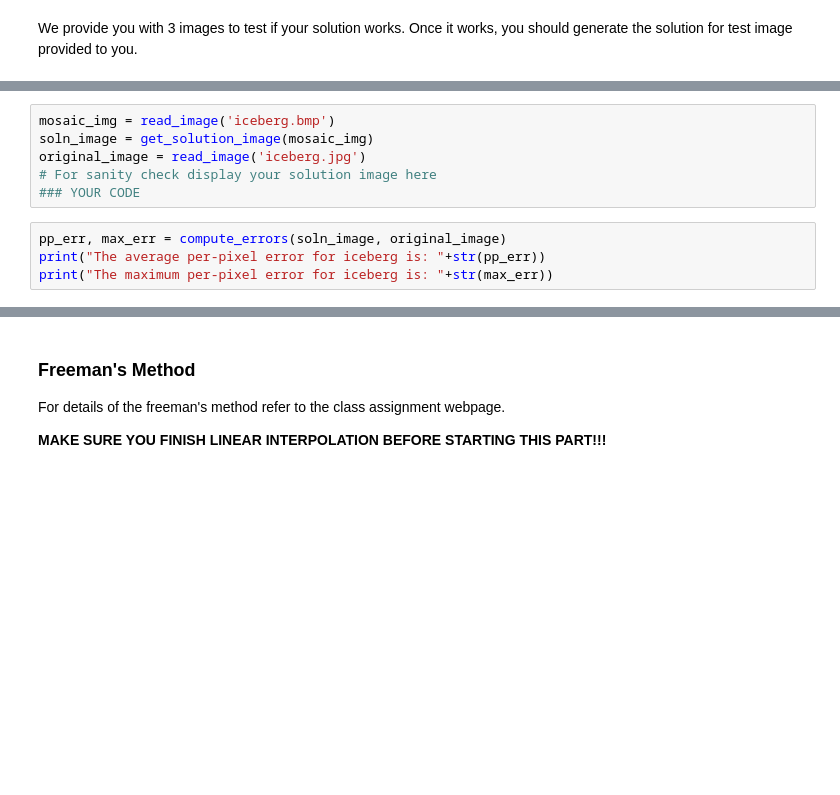
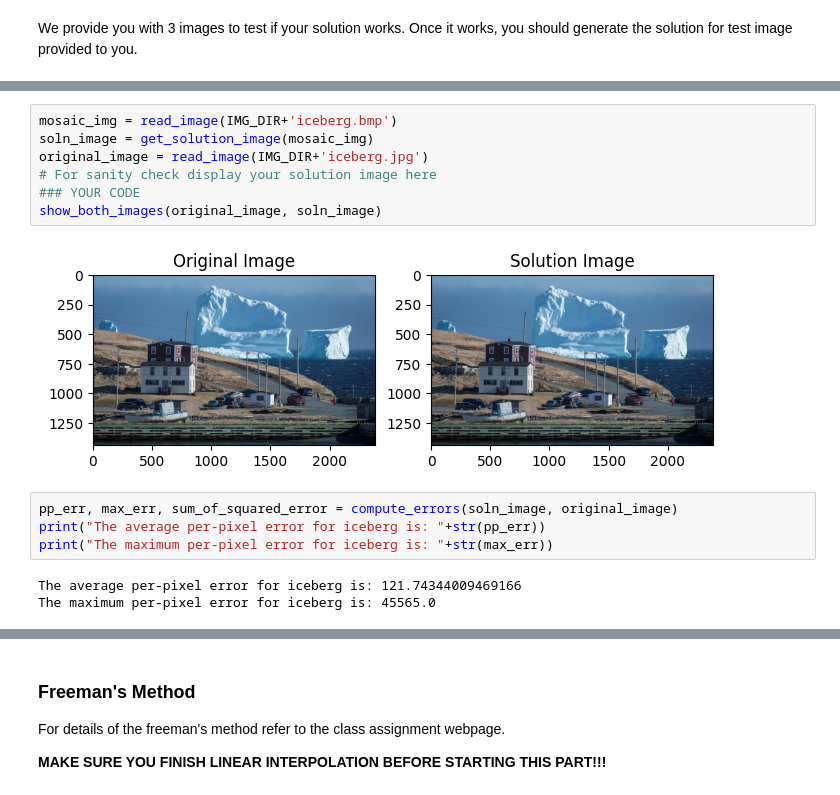
Before and after one commit to bhaba-ranjan/Demosaicing, a Jupyter notebook: MP0.ipynb, the cells around one changed output, grey strips where cells are left out. Saved outputs shown, nothing was run; the diff lists cells and outputs as text; blank space fills up the shorter version.

```diff
--- a/MP0.ipynb
+++ b/MP0.ipynb
@@ -132,11 +142,17 @@ ValueError: too many values to unpack (expected 2)
 # %%
-mosaic_img = read_image('iceberg.bmp')
+mosaic_img = read_image(IMG_DIR+'iceberg.bmp')
 soln_image = get_solution_image(mosaic_img)
-original_image = read_image('iceberg.jpg')
+original_image = read_image(IMG_DIR+'iceberg.jpg')
 # For sanity check display your solution image here
 ### YOUR CODE
+show_both_images(original_image, soln_image)
+# %% [output]
+[figure, added]
 # %%
-pp_err, max_err = compute_errors(soln_image, original_image)
+pp_err, max_err, sum_of_squared_error = compute_errors(soln_image, original_image)
 print("The average per-pixel error for iceberg is: "+str(pp_err))
 print("The maximum per-pixel error for iceberg is: "+str(max_err))
+# %% [output]
+The average per-pixel error for iceberg is: 121.74344009469166
+The maximum per-pixel error for iceberg is: 45565.0
 # %%
```
Also changed, not shown: parts of 18 cells of this notebook.
